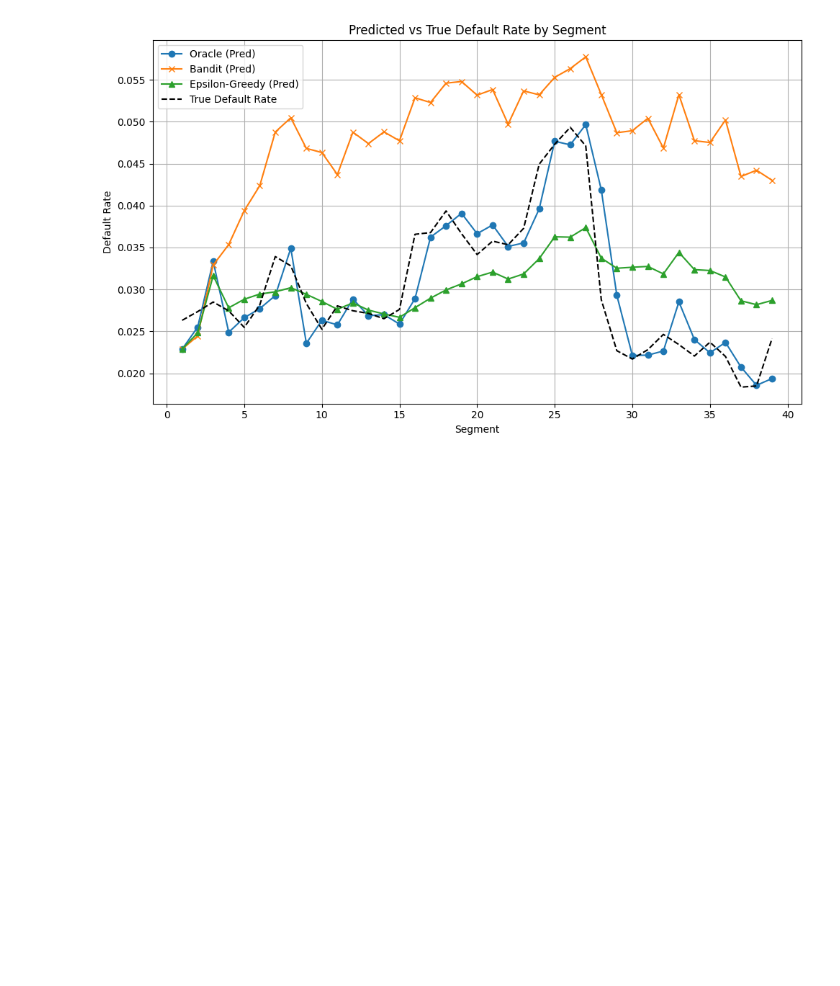
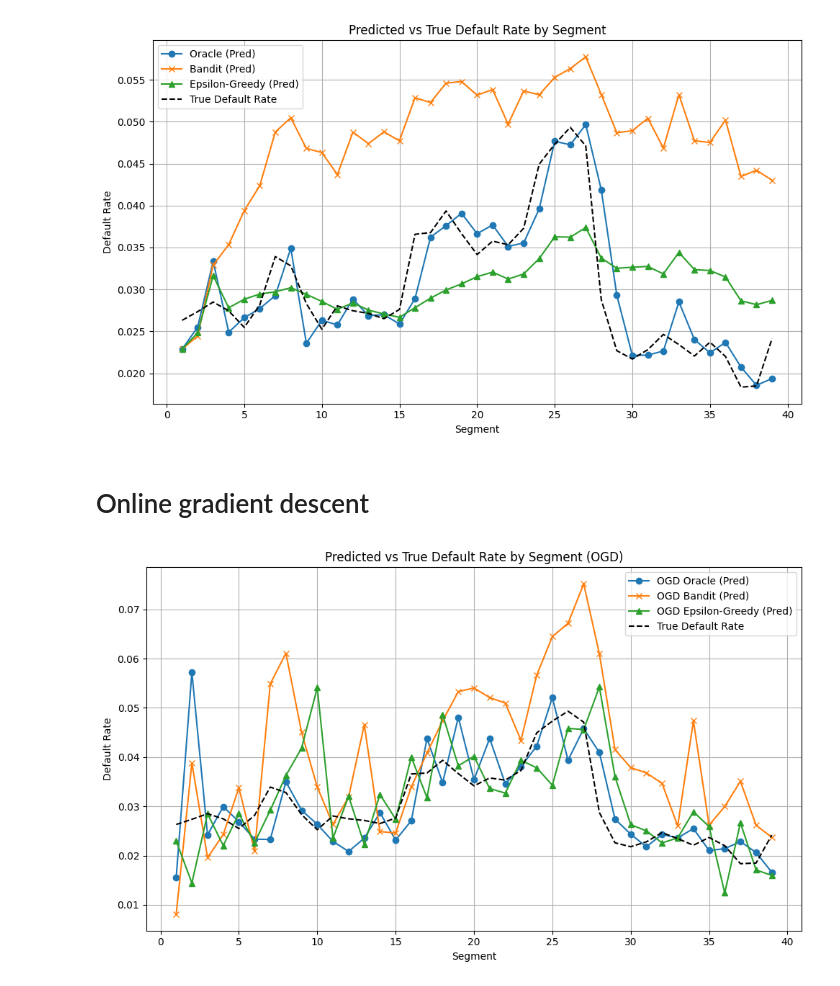
Before and after one commit to manpreetsingh227/MSc-project, a Jupyter notebook: notebooks/EDA.ipynb, the cells around one changed output. Saved outputs shown, nothing was run; the diff lists cells and outputs as text; code cells hidden in the pictures; blank space fills up the shorter version.

```diff
--- a/notebooks/EDA.ipynb
+++ b/notebooks/EDA.ipynb
@@ -2483,3 +2483,5 @@ plt.tight_layout()
 plt.show()
 # %% [output]
 [figure]
+# %% [markdown]
+# Online gradient descent
@@ -2485,0 +2608,29 @@ plt.show()
+# %%
+df_ogd_oracle = run_ogd_online(final_segments, mode='oracle')
+df_ogd_bandit = run_ogd_online(final_segments, mode='bandit')
+df_ogd_eps = run_ogd_online(final_segments, mode='epsilon_greedy', epsilon=0.1)
+# %%
+import matplotlib.pyplot as plt
+
+plt.figure(figsize=(10, 6))
+
+plt.plot(df_ogd_oracle['segment_num'], df_ogd_oracle['predicted_default_rate'],
+         label='OGD Oracle (Pred)', marker='o')
+plt.plot(df_ogd_bandit['segment_num'], df_ogd_bandit['predicted_default_rate'],
+         label='OGD Bandit (Pred)', marker='x')
+plt.plot(df_ogd_eps['segment_num'], df_ogd_eps['predicted_default_rate'],
+         label='OGD Epsilon-Greedy (Pred)', marker='^')
+
+# All have the same true default rate per segment, so use one
+plt.plot(df_ogd_oracle['segment_num'], df_ogd_oracle['actual_default_rate'],
+         label='True Default Rate', linestyle='--', color='black')
+
+plt.xlabel('Segment')
+plt.ylabel('Default Rate')
+plt.title('Predicted vs True Default Rate by Segment (OGD)')
+plt.legend()
+plt.grid(True)
+plt.tight_layout()
+plt.show()
+# %% [output]
+[figure, added]
```
Also changed, not shown: parts of 1 cell of this notebook.
